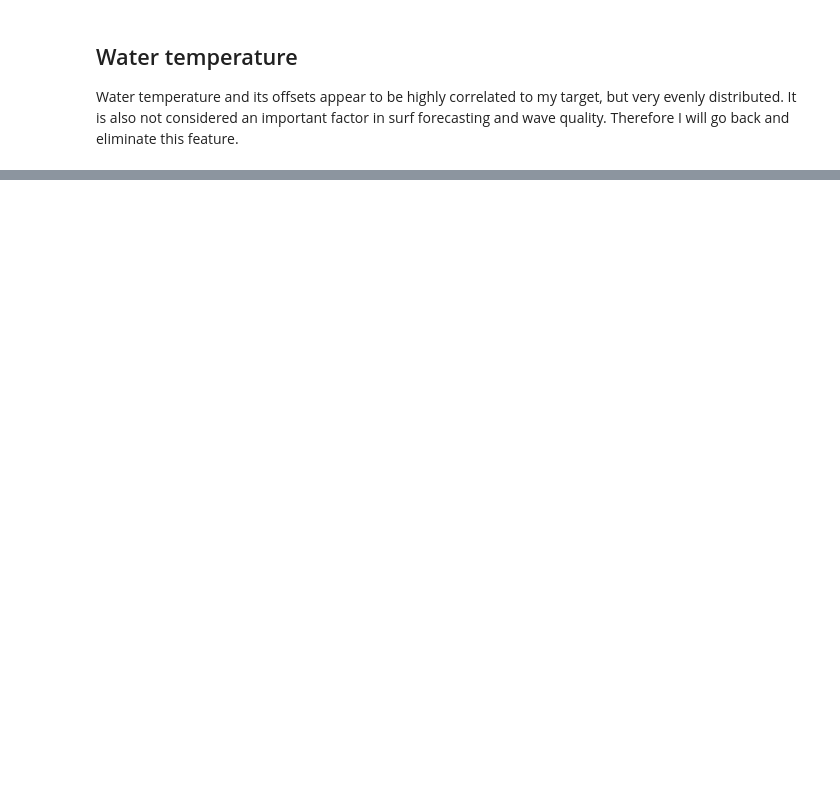
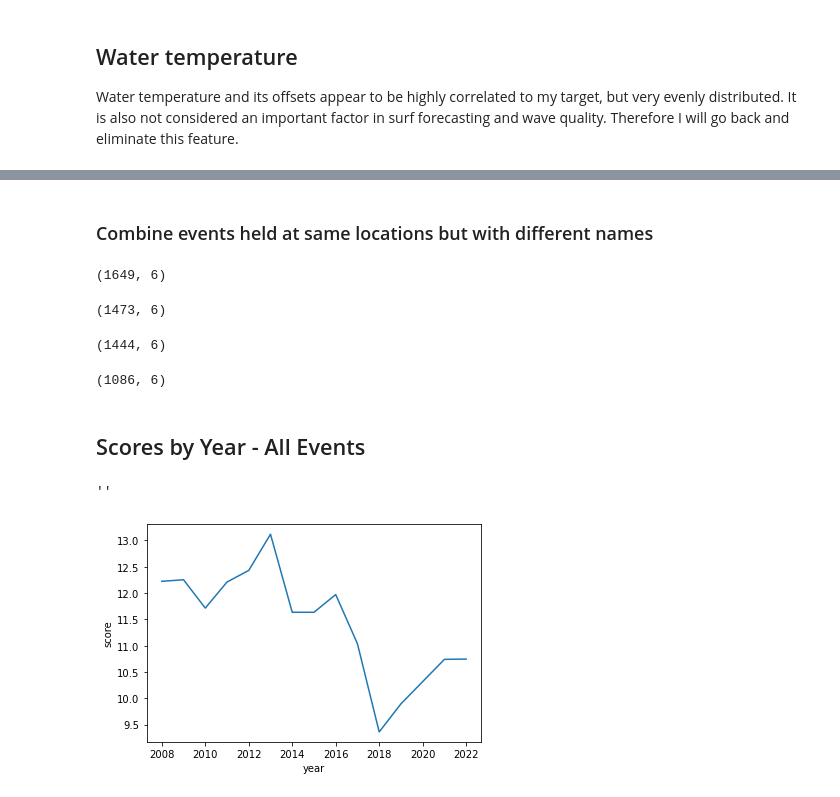
Before and after one commit to pezpet/capstone, a Jupyter notebook: code/05-eda.ipynb, the cells around one changed output, grey strips where cells are left out. Cells and saved outputs as stored; diff of their text form; code cells hidden in the pictures; blank space fills up the shorter version.

```diff
--- a/code/05-eda.ipynb
+++ b/code/05-eda.ipynb
@@ -79,0 +80,3 @@ Water temperature and its offsets appear to be highly correlated to my target, b
+# %%
+all_events = pd.read_csv("../data/wsl/avg_all_years_eda.csv", index_col=0).rename(columns={'top_two_waves_total': 'score'})
+all_events['event'].unique()
@@ -79,0 +101,53 @@ Water temperature and its offsets appear to be highly correlated to my target, b
+# %% [markdown]
+### Combine events held at same locations but with different names
+# %%
+# Make list of pipeline events from previous cell
+pipe = [
+    "Billabong Pipe Masters presented by Hydro Flask",
+    "Billabong Pro Pipeline",
+    "Billabong Pipe Masters presented by Hydro Flask",
+    "Billabong Pipe Masters",
+    "Billabong Pipeline Masters",
+]
+
+all_events.loc[all_events["event"].isin(pipe)].shape
+# %% [output]
+(1649, 6)
+# %%
+# Gold Coast
+gold = [
+    'Quiksilver Pro Gold Coast',
+]
+
+all_events.loc[all_events["event"].isin(gold)].shape
+# %% [output]
+(1473, 6)
+# %%
+# France
+france = [
+    'Quiksilver Pro France',
+]
+
+all_events.loc[all_events["event"].isin(france)].shape
+# %% [output]
+(1444, 6)
+# %%
+# Trestles
+trest = [
+    "Hurley Pro Trestles",
+    "Hurley Pro at Trestles",
+]
+
+all_events.loc[all_events["event"].isin(trest)].shape
+# %% [output]
+(1086, 6)
+# %% [markdown]
+## Scores by Year - All Events
+# %%
+df = all_events.groupby(by='year').mean()
+df = df.reset_index()
+sns.lineplot(x=df['year'], y=df['score'])
+;
+# %% [output]
+''
+[figure, added]
```
Also changed, not shown: parts of 19 cells of this notebook, 3 other files.
